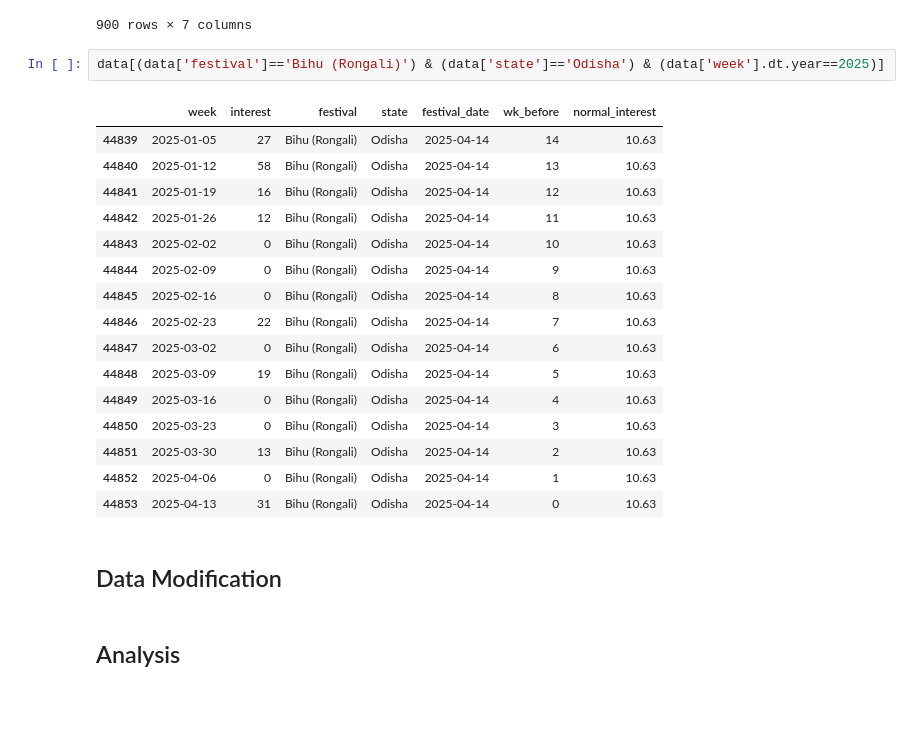
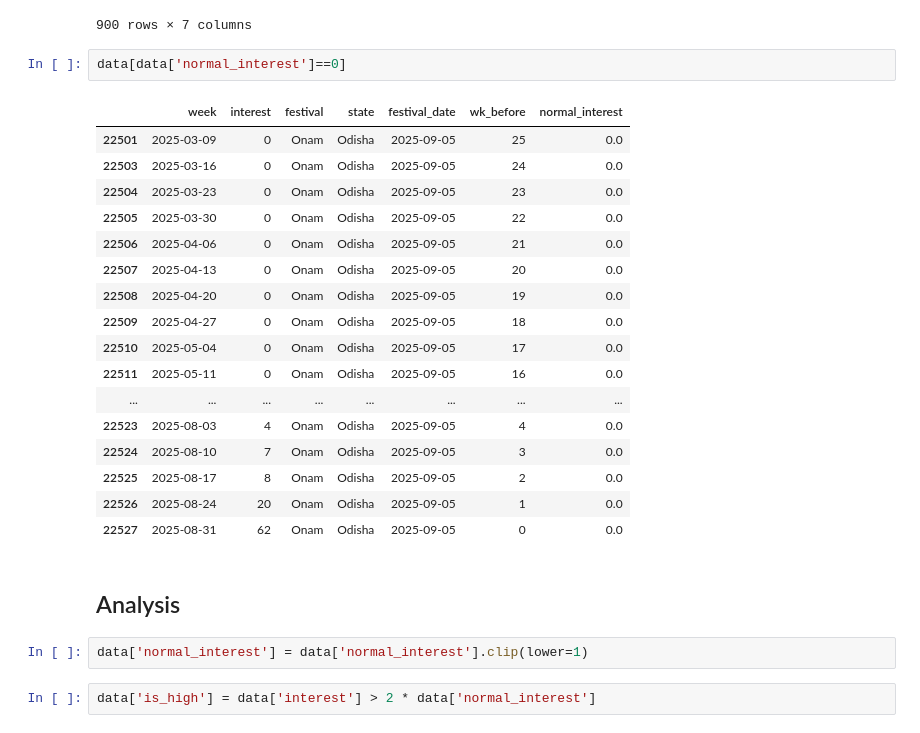
Before and after one commit to IamRaNo/festival_restocking_problem, a Jupyter notebook: jupyter_notebook/01_demand_rising.ipynb, the cells around one changed output. Drawn from its saved outputs; the diff is of its cells as text; blank space fills up the shorter version.

```diff
--- a/jupyter_notebook/01_demand_rising.ipynb
+++ b/jupyter_notebook/01_demand_rising.ipynb
@@ -166,26 +166,29 @@ data[data['wk_before'] == 0]
 | 44802 | 2024-04-14 | 28 | Bihu (Rongali) | Odisha | 2024-04-14 | 0 | 12.79 |
 | 44853 | 2025-04-13 | 31 | Bihu (Rongali) | Odisha | 2025-04-14 | 0 | 10.63 |
 900 rows × 7 columns
-# %%
-data[(data['festival']=='Bihu (Rongali)') & (data['state']=='Odisha') & (data['week'].dt.year==2025)]
-# %% [output]
-|  | week | interest | festival | state | festival_date | wk_before | normal_interest |
-| 44839 | 2025-01-05 | 27 | Bihu (Rongali) | Odisha | 2025-04-14 | 14 | 10.63 |
-| 44840 | 2025-01-12 | 58 | Bihu (Rongali) | Odisha | 2025-04-14 | 13 | 10.63 |
-| 44841 | 2025-01-19 | 16 | Bihu (Rongali) | Odisha | 2025-04-14 | 12 | 10.63 |
-| 44842 | 2025-01-26 | 12 | Bihu (Rongali) | Odisha | 2025-04-14 | 11 | 10.63 |
-| 44843 | 2025-02-02 | 0 | Bihu (Rongali) | Odisha | 2025-04-14 | 10 | 10.63 |
-| 44844 | 2025-02-09 | 0 | Bihu (Rongali) | Odisha | 2025-04-14 | 9 | 10.63 |
-| 44845 | 2025-02-16 | 0 | Bihu (Rongali) | Odisha | 2025-04-14 | 8 | 10.63 |
-| 44846 | 2025-02-23 | 22 | Bihu (Rongali) | Odisha | 2025-04-14 | 7 | 10.63 |
-| 44847 | 2025-03-02 | 0 | Bihu (Rongali) | Odisha | 2025-04-14 | 6 | 10.63 |
-| 44848 | 2025-03-09 | 19 | Bihu (Rongali) | Odisha | 2025-04-14 | 5 | 10.63 |
-| 44849 | 2025-03-16 | 0 | Bihu (Rongali) | Odisha | 2025-04-14 | 4 | 10.63 |
-| 44850 | 2025-03-23 | 0 | Bihu (Rongali) | Odisha | 2025-04-14 | 3 | 10.63 |
-| 44851 | 2025-03-30 | 13 | Bihu (Rongali) | Odisha | 2025-04-14 | 2 | 10.63 |
-| 44852 | 2025-04-06 | 0 | Bihu (Rongali) | Odisha | 2025-04-14 | 1 | 10.63 |
-| 44853 | 2025-04-13 | 31 | Bihu (Rongali) | Odisha | 2025-04-14 | 0 | 10.63 |
-# %% [markdown]
-## Data Modification
+# %%
+data[data['normal_interest']==0]
+# %% [output]
+|  | week | interest | festival | state | festival_date | wk_before | normal_interest |
+| 22501 | 2025-03-09 | 0 | Onam | Odisha | 2025-09-05 | 25 | 0.0 |
+| 22503 | 2025-03-16 | 0 | Onam | Odisha | 2025-09-05 | 24 | 0.0 |
+| 22504 | 2025-03-23 | 0 | Onam | Odisha | 2025-09-05 | 23 | 0.0 |
+| 22505 | 2025-03-30 | 0 | Onam | Odisha | 2025-09-05 | 22 | 0.0 |
+| 22506 | 2025-04-06 | 0 | Onam | Odisha | 2025-09-05 | 21 | 0.0 |
+| 22507 | 2025-04-13 | 0 | Onam | Odisha | 2025-09-05 | 20 | 0.0 |
+| 22508 | 2025-04-20 | 0 | Onam | Odisha | 2025-09-05 | 19 | 0.0 |
+| 22509 | 2025-04-27 | 0 | Onam | Odisha | 2025-09-05 | 18 | 0.0 |
+| 22510 | 2025-05-04 | 0 | Onam | Odisha | 2025-09-05 | 17 | 0.0 |
+| 22511 | 2025-05-11 | 0 | Onam | Odisha | 2025-09-05 | 16 | 0.0 |
+| ... | ... | ... | ... | ... | ... | ... | ... |
+| 22523 | 2025-08-03 | 4 | Onam | Odisha | 2025-09-05 | 4 | 0.0 |
+| 22524 | 2025-08-10 | 7 | Onam | Odisha | 2025-09-05 | 3 | 0.0 |
+| 22525 | 2025-08-17 | 8 | Onam | Odisha | 2025-09-05 | 2 | 0.0 |
+| 22526 | 2025-08-24 | 20 | Onam | Odisha | 2025-09-05 | 1 | 0.0 |
+| 22527 | 2025-08-31 | 62 | Onam | Odisha | 2025-09-05 | 0 | 0.0 |
 # %% [markdown]
 ## Analysis
+# %%
+data['normal_interest'] = data['normal_interest'].clip(lower=1)
+# %%
+data['is_high'] = data['interest'] > 2 * data['normal_interest']
```
Also changed, not shown: parts of 3 cells of this notebook.
